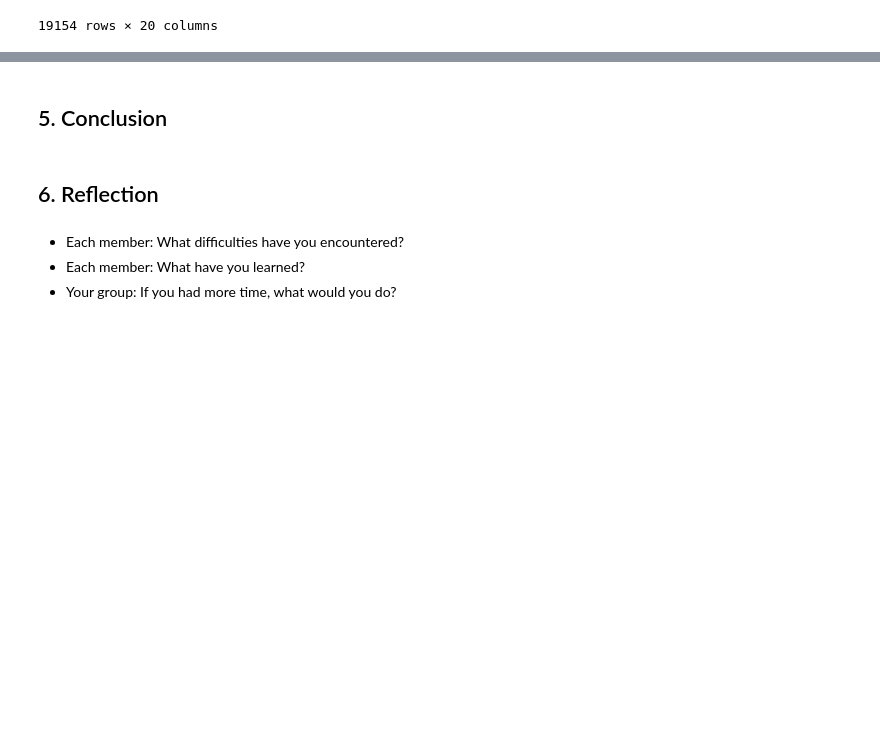
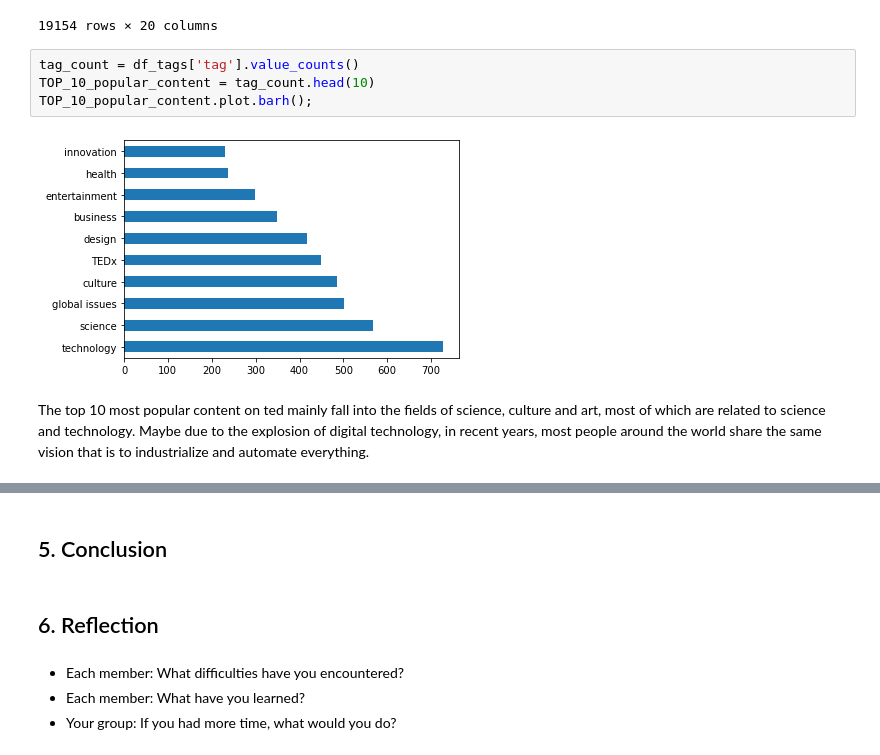
Before and after one commit to devlmhieu7521/LTKHDL_Final, a Jupyter notebook: project_final.ipynb, the cells around one changed output, grey strips where cells are left out. Cells and saved outputs as stored; diff of their text form; blank space fills up the shorter version.

```diff
--- a/project_final.ipynb
+++ b/project_final.ipynb
@@ -281,3 +288,11 @@ df_tags
 | 2549 | 8 | With more than half of the world ... | 519 | TED2017 | 2017-04-24 | 1 | Karoliina Korppoo | Karoliina Korppoo: How a video ga... | 1 | ... |
 | 2549 | 8 | With more than half of the world ... | 519 | TED2017 | 2017-04-24 | 1 | Karoliina Korppoo | Karoliina Korppoo: How a video ga... | 1 | ... |
 19154 rows × 20 columns
+# %%
+tag_count = df_tags['tag'].value_counts()
+TOP_10_popular_content = tag_count.head(10)
+TOP_10_popular_content.plot.barh();
+# %% [output]
+[figure, added]
+# %% [markdown]
+The top 10 most popular content on ted mainly fall into the fields of science, culture and art, most of which are related to science and technology. Maybe due to the explosion of digital technology, in recent years, most people around the world share the same vision that is to industrialize and automate everything.
```
Also changed, not shown: parts of 4 cells of this notebook.
